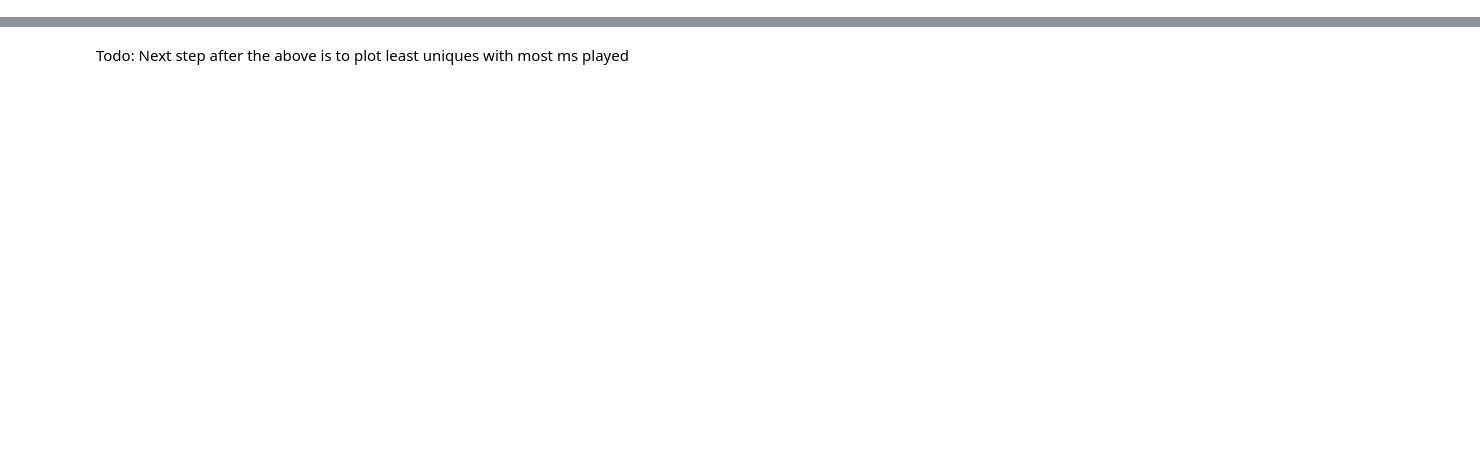
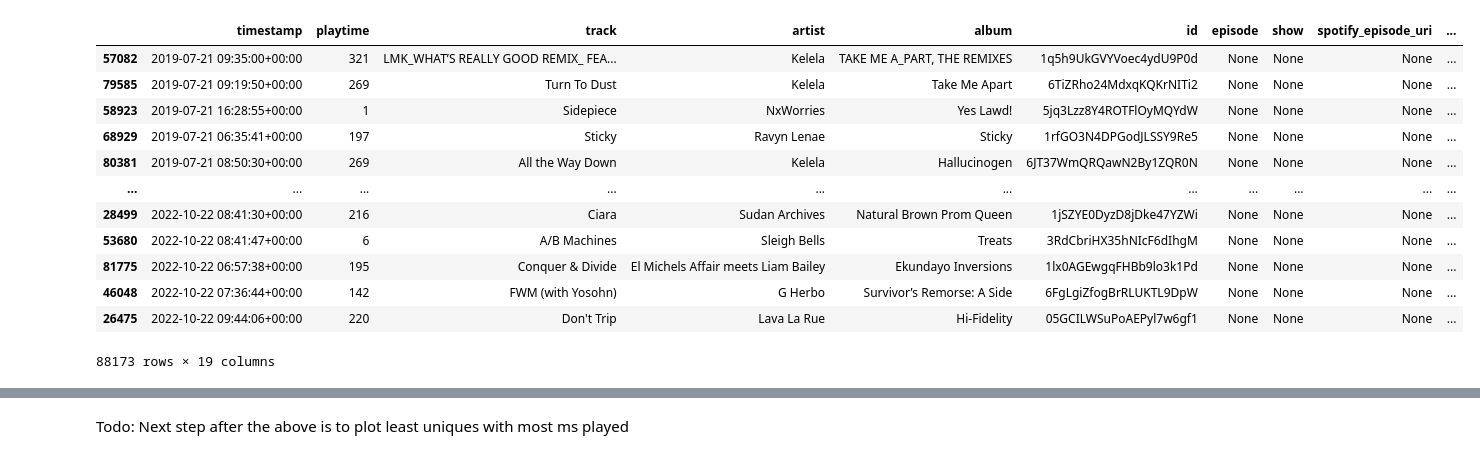
Before and after one commit to mmmuir/CL_DA2, a Jupyter notebook: spotipy_analysis.ipynb, the cells around one changed output, grey strips where cells are left out. Drawn from its saved outputs; the diff is of its cells as text; code cells hidden in the pictures; blank space fills up the shorter version.

```diff
--- a/spotipy_analysis.ipynb
+++ b/spotipy_analysis.ipynb
@@ -108,0 +62,27 @@ streams_af_df[streams_af_df.ts.astype(str).duplicated() == True].sort_values(by=
+# %%
+# pd.to_timedelta
+def list_duplicatetimes(df):
+    return df[df.ddate.duplicated() == True].sort_values(by="ddate")
+
+list_duplicatetimes(all_streams_df)
+
+
+# def format_td(td):
+#     """Converts timedelta to hh:mm:ss strictly for presentation purposes"""
+#     minutes, seconds = divmod(td.seconds + td.days * 86400, 60)
+#     hours, minutes = divmod(minutes, 60)
+#     return "{:d}:{:02d}:{:02d}".format(hours, minutes, seconds, td.microseconds)
+# %% [output]
+|  | timestamp | playtime | track | artist | album | id | episode | show | spotify_episode_uri | ... |
+| 57082 | 2019-07-21 09:35:00+00:00 | 321 | LMK_WHAT’S REALLY GOOD REMIX_ FEA... | Kelela | TAKE ME A_PART, THE REMIXES | 1q5h9UkGVYVoec4ydU9P0d | None | None | None | ... |
+| 79585 | 2019-07-21 09:19:50+00:00 | 269 | Turn To Dust | Kelela | Take Me Apart | 6TiZRho24MdxqKQKrNITi2 | None | None | None | ... |
+| 58923 | 2019-07-21 16:28:55+00:00 | 1 | Sidepiece | NxWorries | Yes Lawd! | 5jq3Lzz8Y4ROTFlOyMQYdW | None | None | None | ... |
+| 68929 | 2019-07-21 06:35:41+00:00 | 197 | Sticky | Ravyn Lenae | Sticky | 1rfGO3N4DPGodJLSSY9Re5 | None | None | None | ... |
+| 80381 | 2019-07-21 08:50:30+00:00 | 269 | All the Way Down | Kelela | Hallucinogen | 6JT37WmQRQawN2By1ZQR0N | None | None | None | ... |
+| ... | ... | ... | ... | ... | ... | ... | ... | ... | ... | ... |
+| 28499 | 2022-10-22 08:41:30+00:00 | 216 | Ciara | Sudan Archives | Natural Brown Prom Queen | 1jSZYE0DyzD8jDke47YZWi | None | None | None | ... |
+| 53680 | 2022-10-22 08:41:47+00:00 | 6 | A/B Machines | Sleigh Bells | Treats | 3RdCbriHX35hNIcF6dIhgM | None | None | None | ... |
+| 81775 | 2022-10-22 06:57:38+00:00 | 195 | Conquer & Divide | El Michels Affair meets Liam Bailey | Ekundayo Inversions | 1lx0AGEwgqFHBb9lo3k1Pd | None | None | None | ... |
+| 46048 | 2022-10-22 07:36:44+00:00 | 142 | FWM (with Yosohn) | G Herbo | Survivor’s Remorse: A Side | 6FgLgiZfogBrRLUKTL9DpW | None | None | None | ... |
+| 26475 | 2022-10-22 09:44:06+00:00 | 220 | Don't Trip | Lava La Rue | Hi-Fidelity | 05GCILWSuPoAEPyl7w6gf1 | None | None | None | ... |
+88173 rows × 19 columns
```
Also changed, not shown: parts of 41 cells of this notebook, 1 other file.
